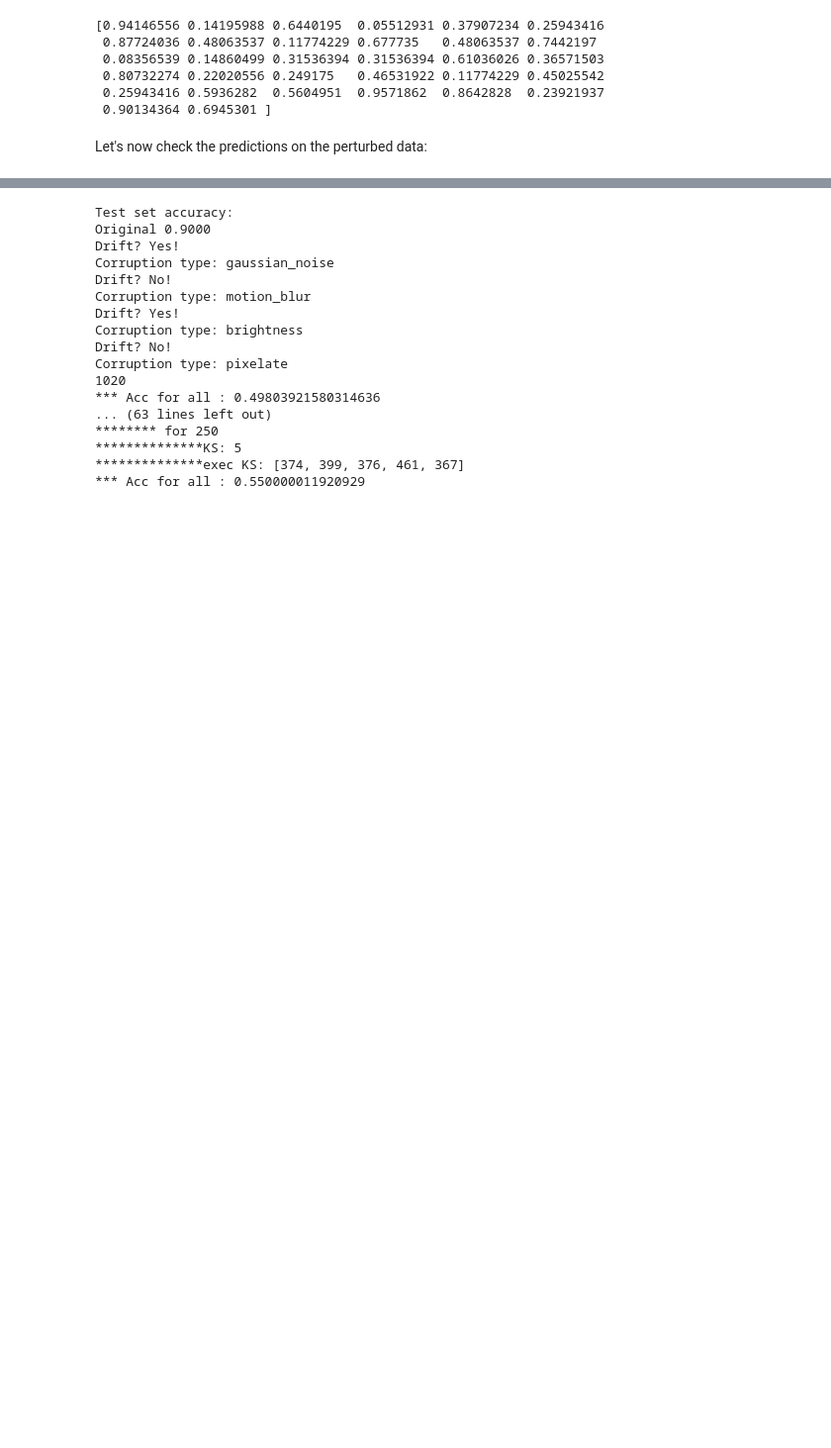
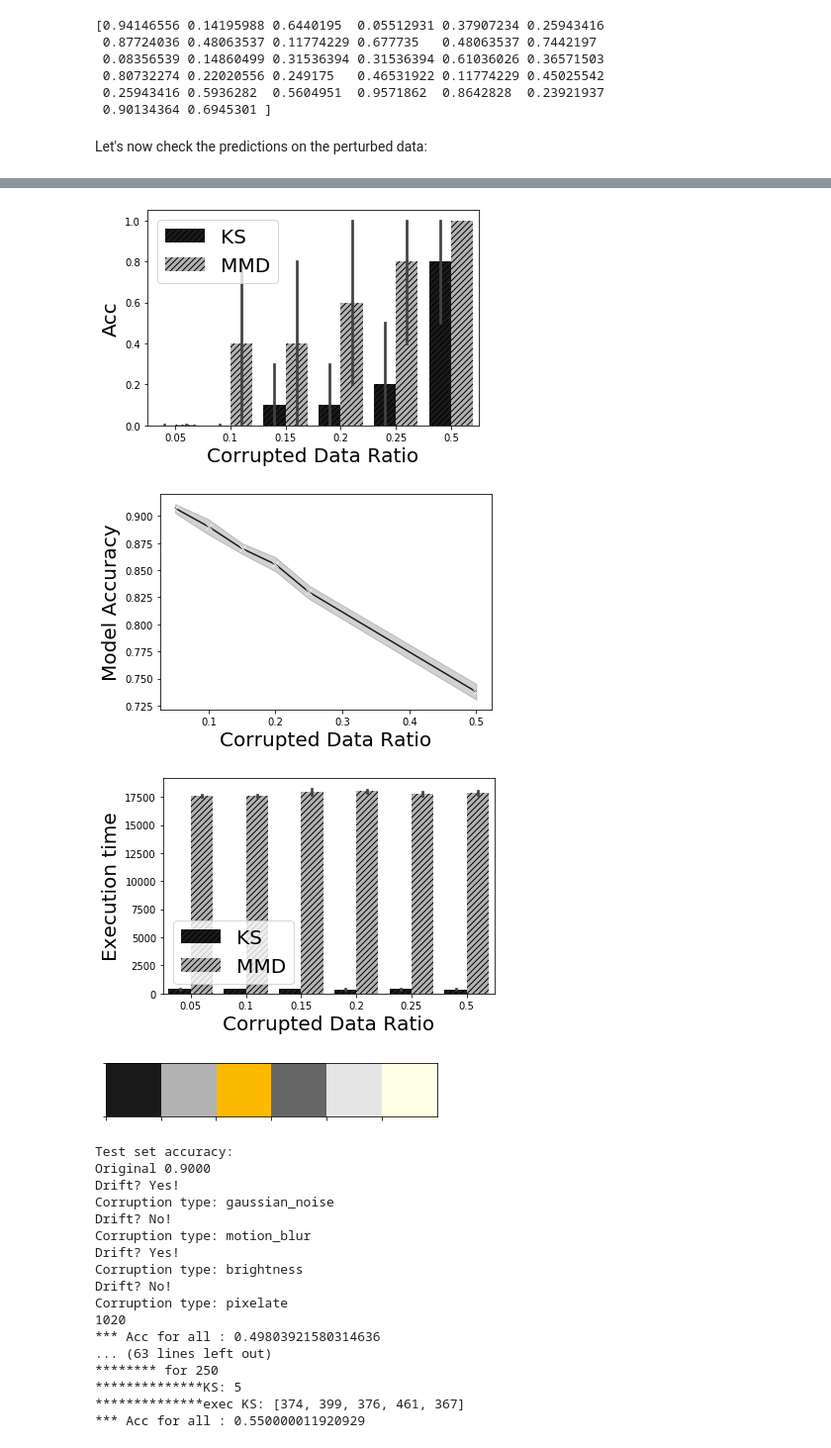
Before and after one commit to mtoslalibu/kfserving, a Jupyter notebook: mert-examples/cd_ks_cifar10.ipynb, the cells around one changed output, grey strips where cells are left out. Shown at 99% size. Drawn from its saved outputs; the diff is of its cells as text; code cells hidden in the pictures; blank space fills up the shorter version.

```diff
--- a/mert-examples/cd_ks_cifar10.ipynb
+++ b/mert-examples/cd_ks_cifar10.ipynb
@@ -314,3 +353,71 @@ Corruption type: pixelate
+# %%
+import seaborn as sns
+import pandas as pd
+# sns.sns.color_palette("hls", 8)
+sns.set_color_codes("dark")
+# sns.set_palette(sns.color_palette(get_colors()))
+
+df = pd.read_csv('KS-results-updated.csv')
+# fig,ax = plt.subplots()
+# fig = plt.figure()
+f, ax = plt.subplots()
+# ax2 = ax.twinx()
+
+ax= sns.barplot(
+    data=df,
+    x="corrupted", y="drift", hue="method",ci=95,palette=sns.color_palette(get_colors())
+)
+
+# # Define some hatches
+# hatches = ['...',  '\\', '',  '\\','-',  '\\','-',  '\\','-',  '\\','-',  '\\','-',  '\\','-',  '\\']
+hatches = ["...","...","...","...","...","...","...","...","...","...","...","..."]
+hatches = ["////","////","////","////","////","////","////","////","////","////","////","////","////"]
+
+# Loop over the bars
+for i,thisbar in enumerate(ax.patches):
+    # Set a different hatch for each bar
+#     print(i)
+    thisbar.set_hatch(hatches[i])
+
+ax.legend(fontsize=20)
+ax.set_ylabel('Acc',fontsize=20);
+ax.set_xlabel('Corrupted Data Ratio',fontsize=20);
+
+
+fig2,ax2 = plt.subplots()
+# ax2 = ax.twinx()
+ax2= sns.lineplot( ax = ax2,
+    data=df.loc[df['method'] == "KS"],
+    x="corrupted", y="model_acc",  sort = False, marker='x'
+)
+# ax2.grid(False)
+
+# ax2.legend(fontsize=20)
+ax2.set_ylabel('Model Accuracy',fontsize=20);
+ax2.set_xlabel('Corrupted Data Ratio',fontsize=20);
+
+
+fig,ax3 = plt.subplots()
+a= sns.barplot(ax=ax3,
+    data=df,
+    x="corrupted", y="exec", hue= "method",ci=95
+)
+for i,thisbar in enumerate(a.patches):
+    # Set a different hatch for each bar
+#     print(i)
+    thisbar.set_hatch(hatches[i])
+
+ax3.legend(fontsize=20)
+ax3.set_ylabel('Execution time',fontsize=20);
+ax3.set_xlabel('Corrupted Data Ratio',fontsize=20);
+# %% [output]
+[figure, added]
+[figure, added]
+[figure, added]
+# %%
+sns.palplot(get_colors())
+# %% [output]
+[figure, added]
 # %%
 dataset = 'cifar10'
 model = 'resnet32'
```
Also changed, not shown: parts of 8 cells of this notebook, 5 other files.
